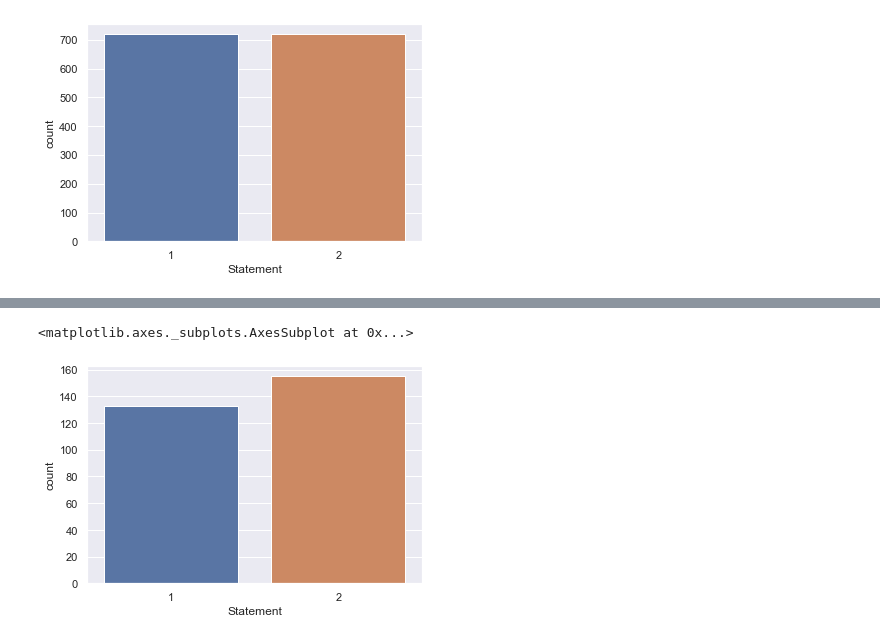
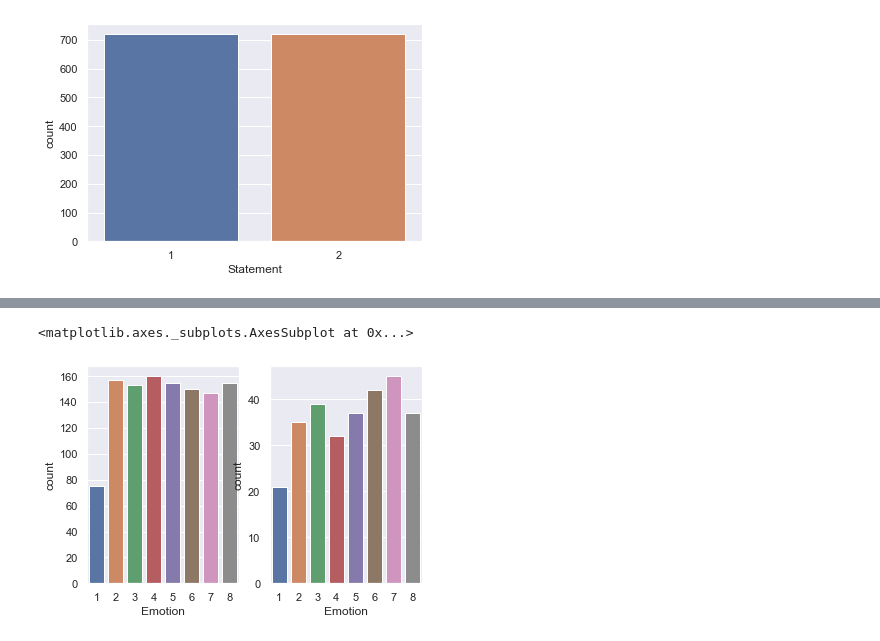
Before and after one commit to MiaLPrice/Classification-of-Emotion-In-Audio-Files, a Jupyter notebook: python/stuff.ipynb, the cells around one changed output, grey strips where cells are left out. Cells and saved outputs as stored; diff of their text form; code cells hidden in the pictures.

```diff
--- a/python/stuff.ipynb
+++ b/python/stuff.ipynb
@@ -115,5 +134,8 @@ sns.countplot(x=X_train['Statement'])
-# %%
-sns.countplot(x=X_test['Statement'])
-# %% [output]
-<matplotlib.axes._subplots.AxesSubplot at 0x...>
-[figure, removed]
+# %%
+plt.subplot(1, 2, 1)
+sns.countplot(x=X_train['Emotion'])
+plt.subplot(1, 2, 2)
+sns.countplot(x=X_test['Emotion'])
+# %% [output]
+<matplotlib.axes._subplots.AxesSubplot at 0x...>
+[figure, added]
```
Also changed, not shown: parts of 12 cells of this notebook, 15 other files.
